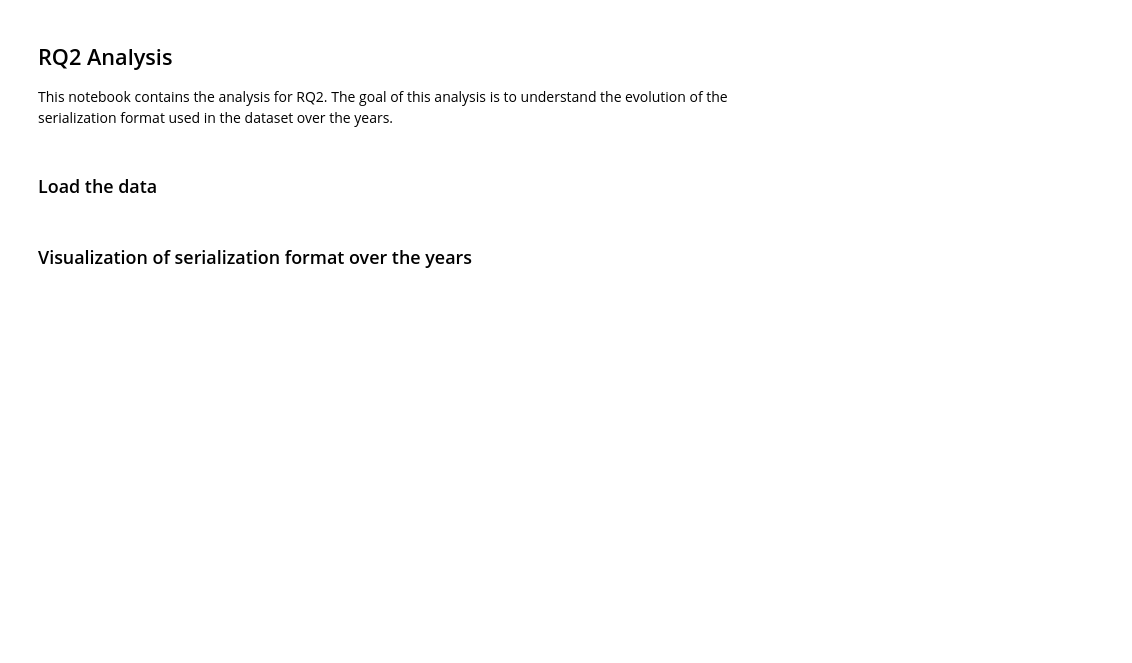
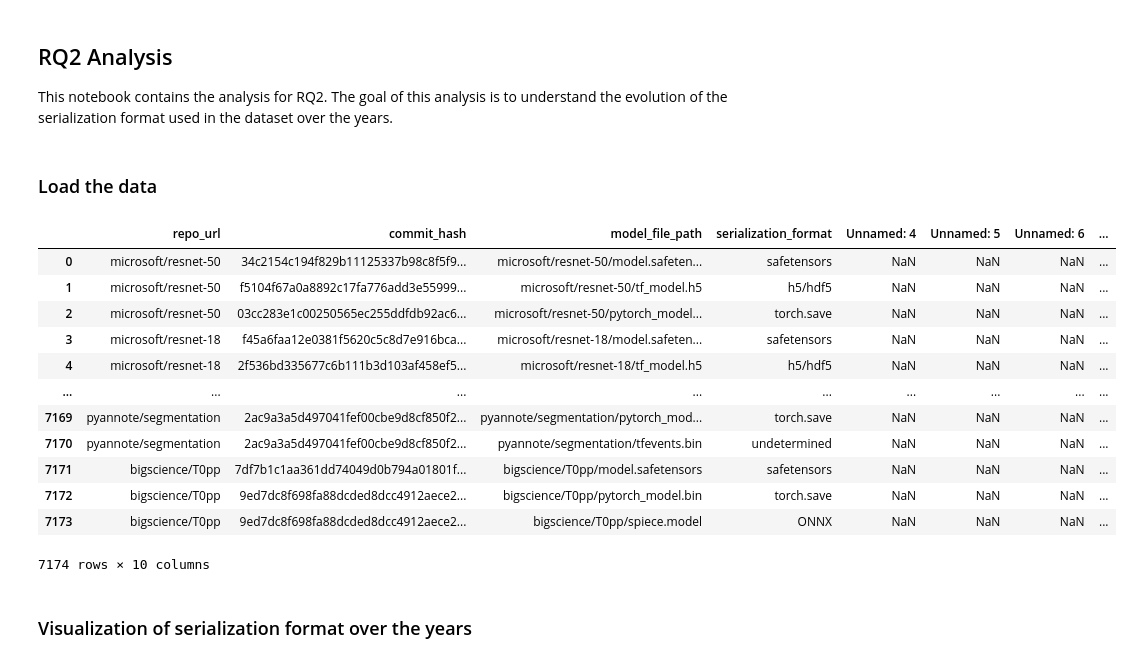
Before and after one commit to s2e-lab/model-evolution, a Jupyter notebook: scripts/notebooks/rq2_analysis.ipynb, the cells around one changed output. Drawn from its saved outputs; the diff is of its cells as text; code cells hidden in the pictures; blank space fills up the shorter version.

```diff
--- a/scripts/notebooks/rq2_analysis.ipynb
+++ b/scripts/notebooks/rq2_analysis.ipynb
@@ -7,34 +7,48 @@ This notebook contains the analysis for RQ2. The goal of this analysis is to und
 from pathlib import Path
 
 import pandas as pd
 
-df = pd.read_csv(Path('../../results/repository_evolution_0-4924_fixed_bug_MERGED.csv'))
+df = pd.read_csv(Path('../../results/repository_evolution_0_5014_MERGED.csv'))
 df_commits = pd.read_csv(Path('../../data/huggingface_sort_by_createdAt_top996939_commits_0_1035.csv'))
 
 # grabs the date from df2 and adds it to df based on commit_hash and repo_url matching, implementation needs to be efficient
 def add_date_to_df(df, df_commits):
     df['date'] = ""
     for index, row in df.iterrows():
         commit_hash = row['commit_hash']
         repo_url = row['repo_url']
         matched_row = df_commits.loc[
             (df_commits['commit_hash'] == commit_hash) &
             (df_commits['repo_url'] == repo_url)
         ]
 
         df.at[index, 'date'] = matched_row['date'].values[0]
         df.at[index, 'message'] = matched_row['message'].values[0]
     return df
 
 df = add_date_to_df(df, df_commits)
 df['date'] = pd.to_datetime(df['date'])
 
 # Reference date when safetensors was released
 reference_date = pd.to_datetime("2022-09-23")
 
 # Calculate elapsed days since reference date
 df['elapsed_days'] = (df['date'] - reference_date).dt.days
 df
+# %% [output]
+|  | repo_url | commit_hash | model_file_path | serialization_format | Unnamed: 4 | Unnamed: 5 | Unnamed: 6 | ... |
+| 0 | microsoft/resnet-50 | 34c2154c194f829b11125337b98c8f5f9... | microsoft/resnet-50/model.safeten... | safetensors | NaN | NaN | NaN | ... |
+| 1 | microsoft/resnet-50 | f5104f67a0a8892c17fa776add3e55999... | microsoft/resnet-50/tf_model.h5 | h5/hdf5 | NaN | NaN | NaN | ... |
+| 2 | microsoft/resnet-50 | 03cc283e1c00250565ec255ddfdb92ac6... | microsoft/resnet-50/pytorch_model... | torch.save | NaN | NaN | NaN | ... |
+| 3 | microsoft/resnet-18 | f45a6faa12e0381f5620c5c8d7e916bca... | microsoft/resnet-18/model.safeten... | safetensors | NaN | NaN | NaN | ... |
+| 4 | microsoft/resnet-18 | 2f536bd335677c6b111b3d103af458ef5... | microsoft/resnet-18/tf_model.h5 | h5/hdf5 | NaN | NaN | NaN | ... |
+| ... | ... | ... | ... | ... | ... | ... | ... | ... |
+| 7169 | pyannote/segmentation | 2ac9a3a5d497041fef00cbe9d8cf850f2... | pyannote/segmentation/pytorch_mod... | torch.save | NaN | NaN | NaN | ... |
+| 7170 | pyannote/segmentation | 2ac9a3a5d497041fef00cbe9d8cf850f2... | pyannote/segmentation/tfevents.bin | undetermined | NaN | NaN | NaN | ... |
+| 7171 | bigscience/T0pp | 7df7b1c1aa361dd74049d0b794a01801f... | bigscience/T0pp/model.safetensors | safetensors | NaN | NaN | NaN | ... |
+| 7172 | bigscience/T0pp | 9ed7dc8f698fa88dcded8dcc4912aece2... | bigscience/T0pp/pytorch_model.bin | torch.save | NaN | NaN | NaN | ... |
+| 7173 | bigscience/T0pp | 9ed7dc8f698fa88dcded8dcc4912aece2... | bigscience/T0pp/spiece.model | ONNX | NaN | NaN | NaN | ... |
+7174 rows × 10 columns
 # %% [markdown]
 ### Visualization of serialization format over the years
 # %%
```
Also changed, not shown: parts of 3 cells of this notebook.
